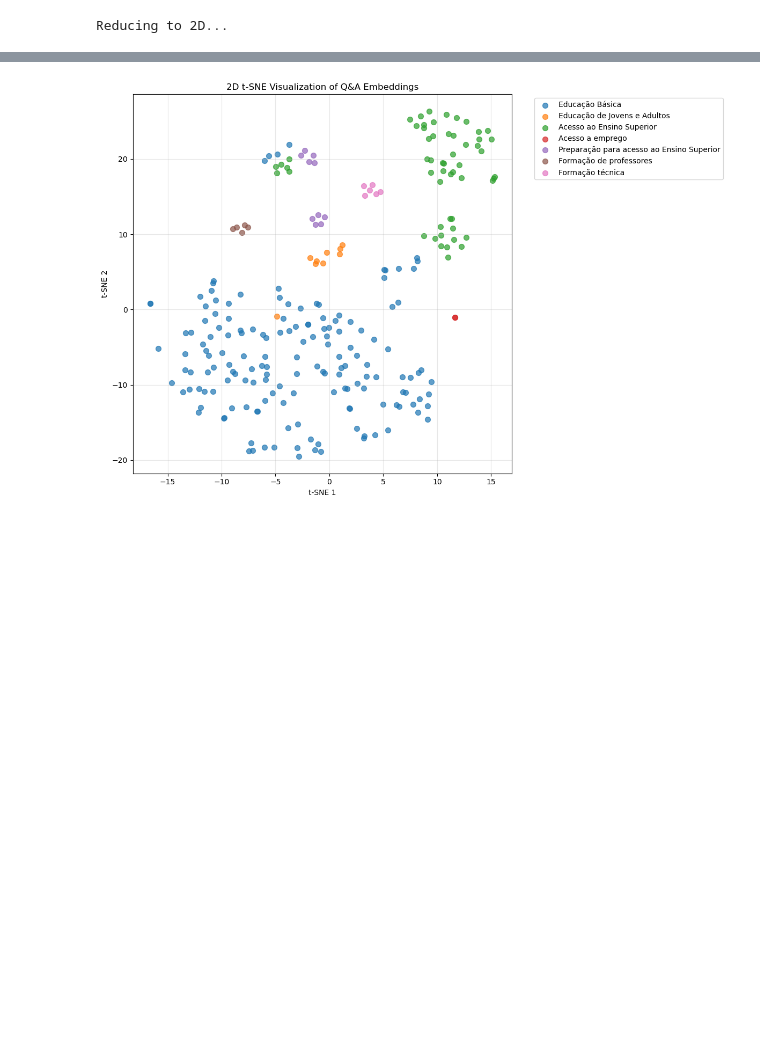
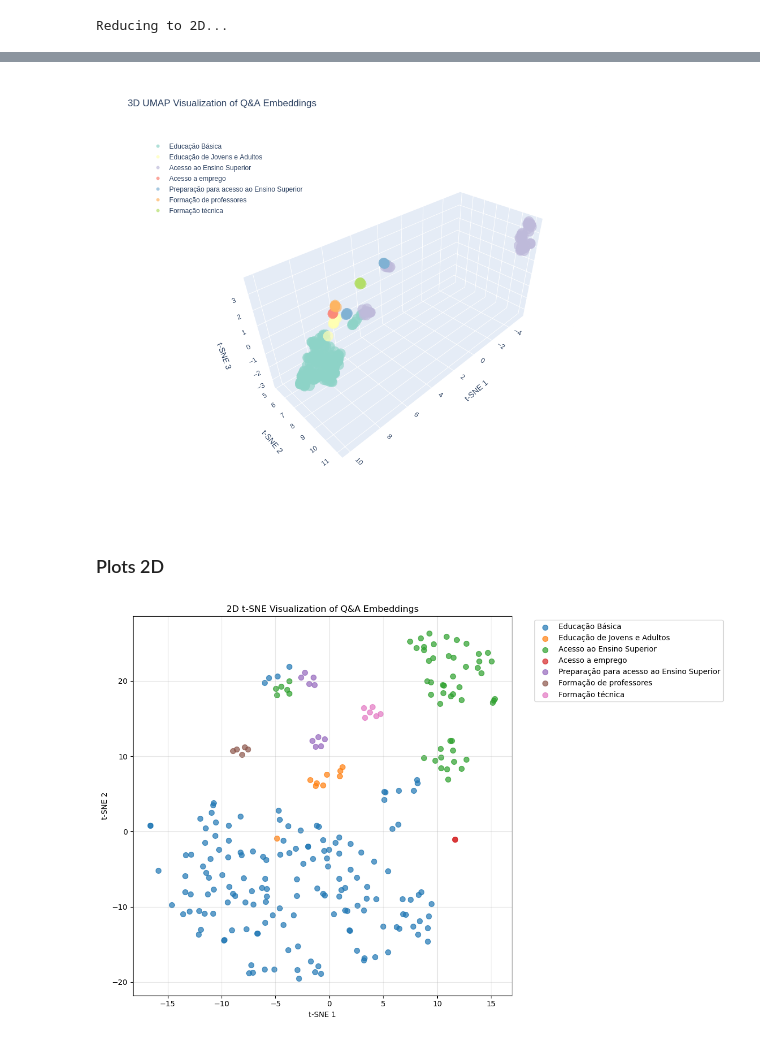
Before and after one commit to chris-redfield/services-exploration, a Jupyter notebook: EDA.ipynb, the cells around one changed output, grey strips where cells are left out. Saved outputs shown, nothing was run; the diff lists cells and outputs as text; code cells hidden in the pictures; blank space fills up the shorter version.

```diff
--- a/EDA.ipynb
+++ b/EDA.ipynb
@@ -281 +338,7 @@ create_3d_plot(embeddings_3d, embeddings_df)
+# %%
+create_3d_plot(embeddings_3d_umap, embeddings_df, "3D UMAP Visualization of Q&A Embeddings")
+# %% [output]
+[figure, added]
+# %% [markdown]
+### Plots 2D
 # %%
```
Also changed, not shown: parts of 12 cells of this notebook.
